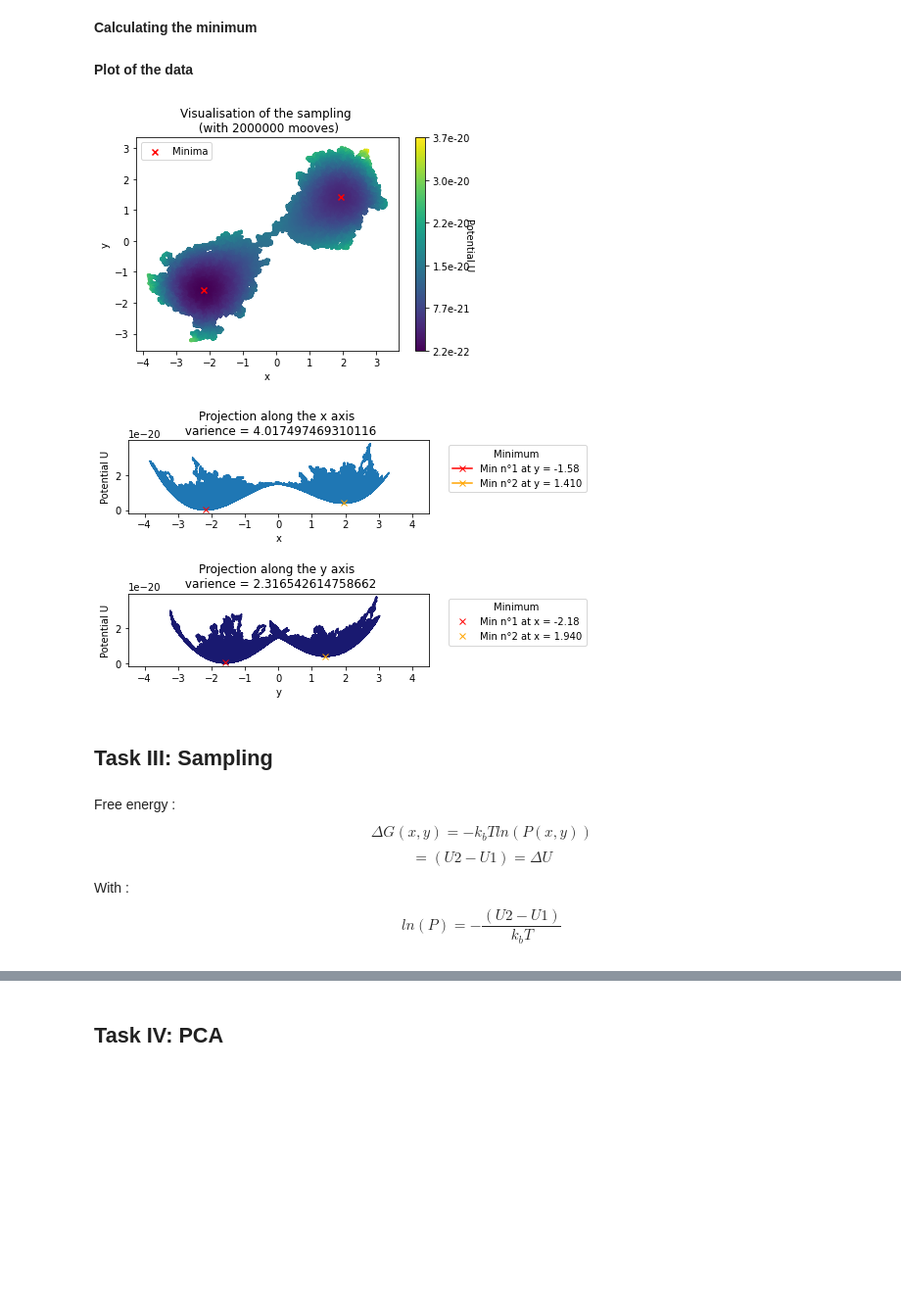
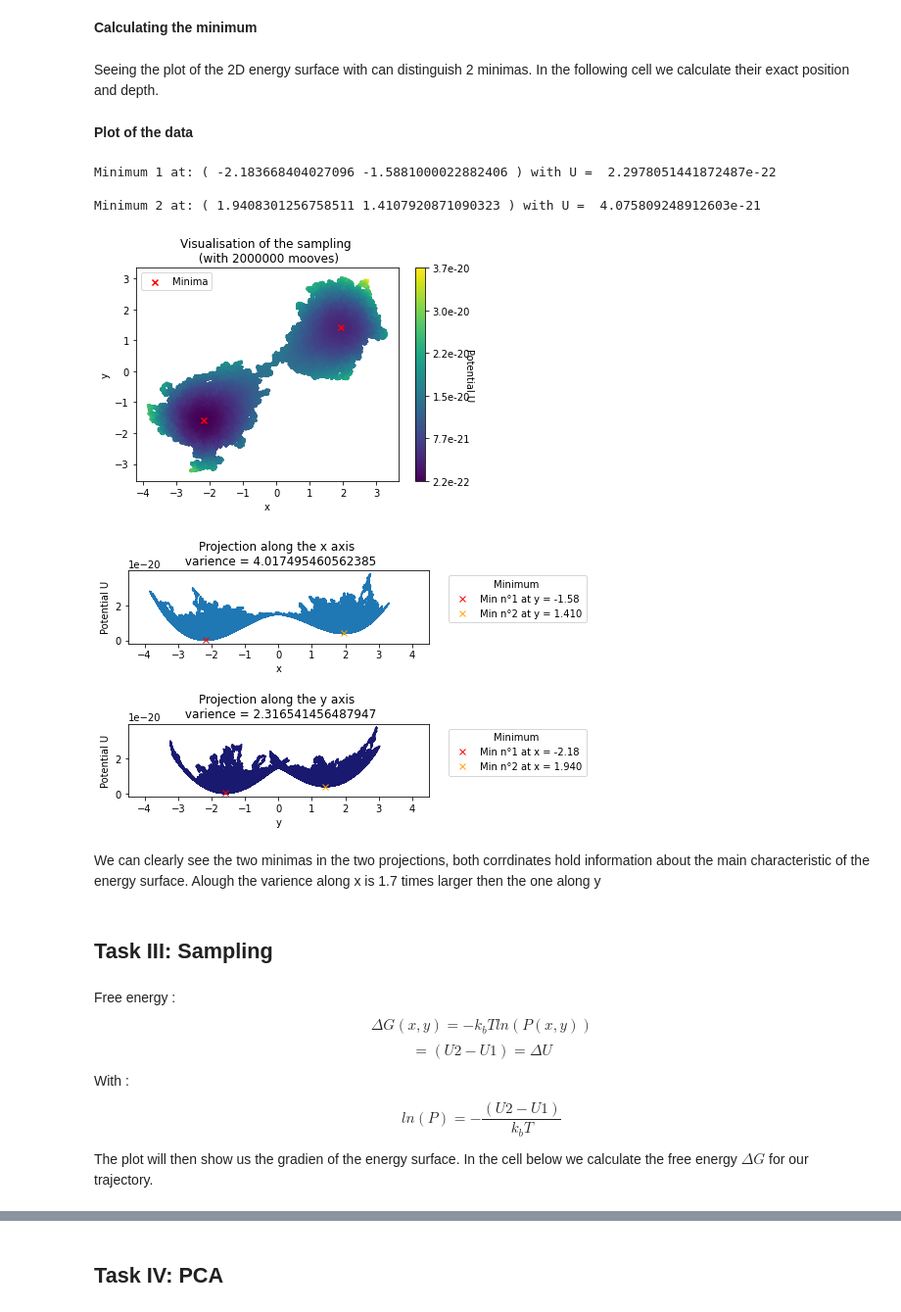
Before and after one commit to LeaBeaules/PCA_MonteCarlo, a Jupyter notebook: Final_project.ipynb, the cells around one changed output, grey strips where cells are left out. Shown at 98% size. Cells and saved outputs as stored; diff of their text form; code cells hidden in the pictures; blank space fills up the shorter version.

```diff
--- a/Final_project.ipynb
+++ b/Final_project.ipynb
@@ -129,5 +153,12 @@ Done
+# %%
+npzfile = np.load('save.npz')
+x_list = npzfile['arr_0']
+y_list = npzfile['arr_1']
+U_list = npzfile['arr_2']
 # %% [markdown]
 **Calculating the minimum**
+# %% [markdown]
+Seeing the plot of the 2D energy surface with can distinguish 2 minimas. In the following cell we calculate their exact position and depth.
 # %%
 U_list_min1 = [10]*len(x_list)
 U_list_min2 = [10]*len(x_list)
@@ -161,49 +194,62 @@ cbar.ax.set_yticklabels(U_ticks)
 
 cbar.set_label('Potential U', rotation=270)
 
-print('Minimum 1 at: (', x_list[min_ind_1],y_list[min_ind_1], ') with U = ', U_min_1)
+print('Minimum 1 at (x,y) = (', x_list[min_ind_1],y_list[min_ind_1], ') with U = ', U_min_1, 'J')
 print()
-print('Minimum 2 at: (', x_list[min_ind_2],y_list[min_ind_2], ') with U = ', U_min_2)
+print('Minimum 2 at (x,y) = (', x_list[min_ind_2],y_list[min_ind_2], ') with U = ', U_min_2, 'J')
 # %% [output]
+Minimum 1 at: ( -2.183668404027096 -1.5881000022882406 ) with U =  2.2978051441872487e-22
+
+Minimum 2 at: ( 1.9408301256758511 1.4107920871090323 ) with U =  4.075809248912603e-21
 [figure]
 # %%
+# Projection of the data along the x axisDimensionality
 plt.subplot(211)
+
+#Trajectory :
 plt.plot(x_list, U_list)
 
+#Indicates the mininmas:
 MIN1_X = 'Min n°1 at y = ' + str(y_list[min_ind_1])[0:5]
 MIN2_X = 'Min n°2 at y = ' + str(y_list[min_ind_2])[0:5]
 plt.plot([x_list[min_ind_1]], [U_list[min_ind_1]],c = 'red', marker='x', linestyle='None',label= MIN1_X )
 plt.plot([x_list[min_ind_2]], [U_list[min_ind_2]],c = 'orange', marker='x', linestyle='None',label= MIN2_X )
 
-t = 'Projection along the x axis \n varience = ' + str(sigma[0,0])
+#Titles and labels for the plot :
+t = 'Projection along the x axis \n varience = ' + str(np.var(x_list))
 plt.title(t)
 plt.xlim(-4.5, 4.5)
 plt.xlabel('x')
 plt.ylabel('Potential U')
 plt.legend(title='Minimum ', bbox_to_anchor=(1.05, 1), loc='upper left')
 
 
 
 
+# Projection of the data along the y axis
 plt.subplot(212)
+
+#Trajectory :
 plt.plot(y_list, U_list, c = 'midnightblue')
 
+#Indicates the mininmas:
 MIN1_Y = 'Min n°1 at x = ' + str(x_list[min_ind_1])[0:5]
 MIN2_Y = 'Min n°2 at x = ' + str(x_list[min_ind_2])[0:5]
 plt.plot([y_list[min_ind_1]], [U_list[min_ind_1]],c = 'red', marker='x', linestyle='None',label= MIN1_Y )
 plt.plot([y_list[min_ind_2]], [U_list[min_ind_2]],c = 'orange', marker='x', linestyle='None',label= MIN2_Y )
 
-t = 'Projection along the y axis \n varience = ' + str(sigma[1,1])
+#Titles and labels for the plot :
+t = 'Projection along the y axis \n varience = ' + str(np.var(y_list))
 plt.title(t)
 plt.xlim(-4.5, 4.5)
 plt.xlabel('y')
 plt.ylabel('Potential U')
 plt.legend(title='Minimum ', bbox_to_anchor=(1.05, 1), loc='upper left')
 
 
+#General adjustments :
 plt.tight_layout()
 plt.subplots_adjust(bottom=0.1, right=0.8, top=0.9)
-
 plt.show()
 # %% [output]
-[figure, old version]
+[figure, new version]
@@ -211,0 +256,2 @@ np.savez('save.npz', x_list, y_list, U_list)
+# %% [markdown]
+We can clearly see the two minimas in the two projections, both corrdinates hold information about the main characteristic of the energy surface. Alough the varience along x is 1.7 times larger then the one along y
@@ -218,6 +266,8 @@ $$ = (U2-U1) = \Delta U$$
 
 With :
     $$ln(P) = - \frac{(U2-U1)}{k_{b}T}$$
+
+The plot will then show us the gradien of the energy surface. In the cell below we calculate the free energy $\Delta G$ for our trajectory.
 # %%
 lnP_list = [0]* Nbr_MC
 for i in trange (1, Nbr_MC):
```
Also changed, not shown: parts of 27 cells of this notebook, 1 other file.
